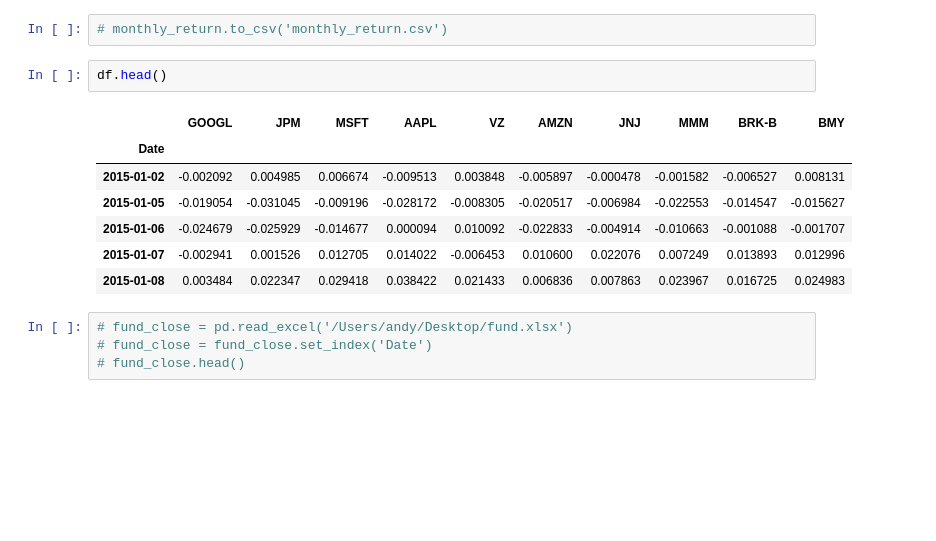
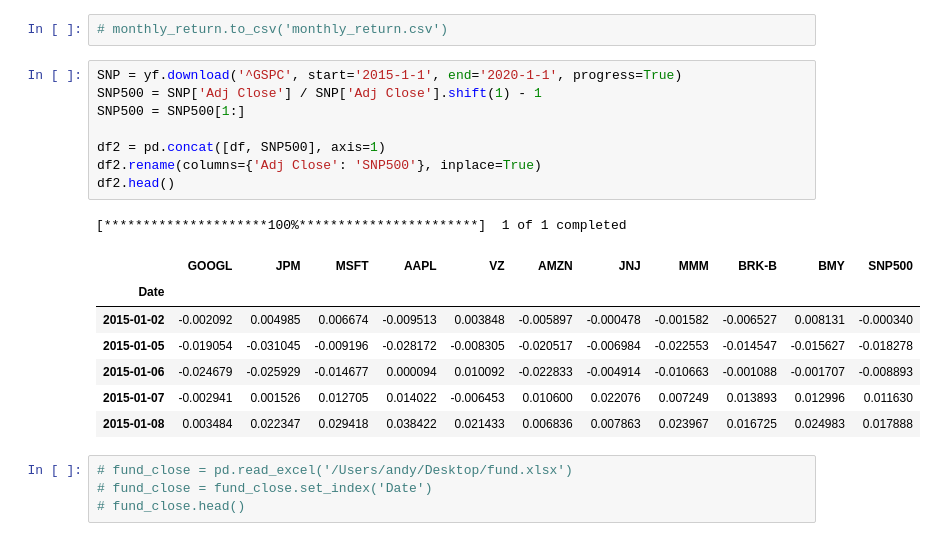
Before and after one commit to AndyCheungSZU/Portfolio-Management-Coursework, a Jupyter notebook: PM.ipynb, the cells around one changed output. Drawn from its saved outputs; the diff is of its cells as text; blank space fills up the shorter version.

```diff
--- a/PM.ipynb
+++ b/PM.ipynb
@@ -101,16 +106,23 @@ monthly_return.tail(12)
 |  | 12 | 0.027069 | 0.057984 | 0.041749 | 0.098784 | 0.019256 | 0.026122 | 0.060950 | 0.039171 | 0.028143 | 0.127327 |
 # %%
 # monthly_return.to_csv('monthly_return.csv')
-# %%
-df.head()
-# %% [output]
-|  | GOOGL | JPM | MSFT | AAPL | VZ | AMZN | JNJ | MMM | BRK-B | BMY |
-| Date |  |  |  |  |  |  |  |  |  |  |
-| 2015-01-02 | -0.002092 | 0.004985 | 0.006674 | -0.009513 | 0.003848 | -0.005897 | -0.000478 | -0.001582 | -0.006527 | 0.008131 |
-| 2015-01-05 | -0.019054 | -0.031045 | -0.009196 | -0.028172 | -0.008305 | -0.020517 | -0.006984 | -0.022553 | -0.014547 | -0.015627 |
-| 2015-01-06 | -0.024679 | -0.025929 | -0.014677 | 0.000094 | 0.010092 | -0.022833 | -0.004914 | -0.010663 | -0.001088 | -0.001707 |
-| 2015-01-07 | -0.002941 | 0.001526 | 0.012705 | 0.014022 | -0.006453 | 0.010600 | 0.022076 | 0.007249 | 0.013893 | 0.012996 |
-| 2015-01-08 | 0.003484 | 0.022347 | 0.029418 | 0.038422 | 0.021433 | 0.006836 | 0.007863 | 0.023967 | 0.016725 | 0.024983 |
+# %%
+SNP = yf.download('^GSPC', start='2015-1-1', end='2020-1-1', progress=True)
+SNP500 = SNP['Adj Close'] / SNP['Adj Close'].shift(1) - 1
+SNP500 = SNP500[1:]
+
+df2 = pd.concat([df, SNP500], axis=1)
+df2.rename(columns={'Adj Close': 'SNP500'}, inplace=True)
+df2.head()
+# %% [output]
+[*********************100%***********************]  1 of 1 completed
+|  | GOOGL | JPM | MSFT | AAPL | VZ | AMZN | JNJ | MMM | BRK-B | BMY | SNP500 |
+| Date |  |  |  |  |  |  |  |  |  |  |  |
+| 2015-01-02 | -0.002092 | 0.004985 | 0.006674 | -0.009513 | 0.003848 | -0.005897 | -0.000478 | -0.001582 | -0.006527 | 0.008131 | -0.000340 |
+| 2015-01-05 | -0.019054 | -0.031045 | -0.009196 | -0.028172 | -0.008305 | -0.020517 | -0.006984 | -0.022553 | -0.014547 | -0.015627 | -0.018278 |
+| 2015-01-06 | -0.024679 | -0.025929 | -0.014677 | 0.000094 | 0.010092 | -0.022833 | -0.004914 | -0.010663 | -0.001088 | -0.001707 | -0.008893 |
+| 2015-01-07 | -0.002941 | 0.001526 | 0.012705 | 0.014022 | -0.006453 | 0.010600 | 0.022076 | 0.007249 | 0.013893 | 0.012996 | 0.011630 |
+| 2015-01-08 | 0.003484 | 0.022347 | 0.029418 | 0.038422 | 0.021433 | 0.006836 | 0.007863 | 0.023967 | 0.016725 | 0.024983 | 0.017888 |
 # %%
 # fund_close = pd.read_excel('/Users/andy/Desktop/fund.xlsx')
 # fund_close = fund_close.set_index('Date')
```
Also changed, not shown: parts of 8 cells of this notebook.
